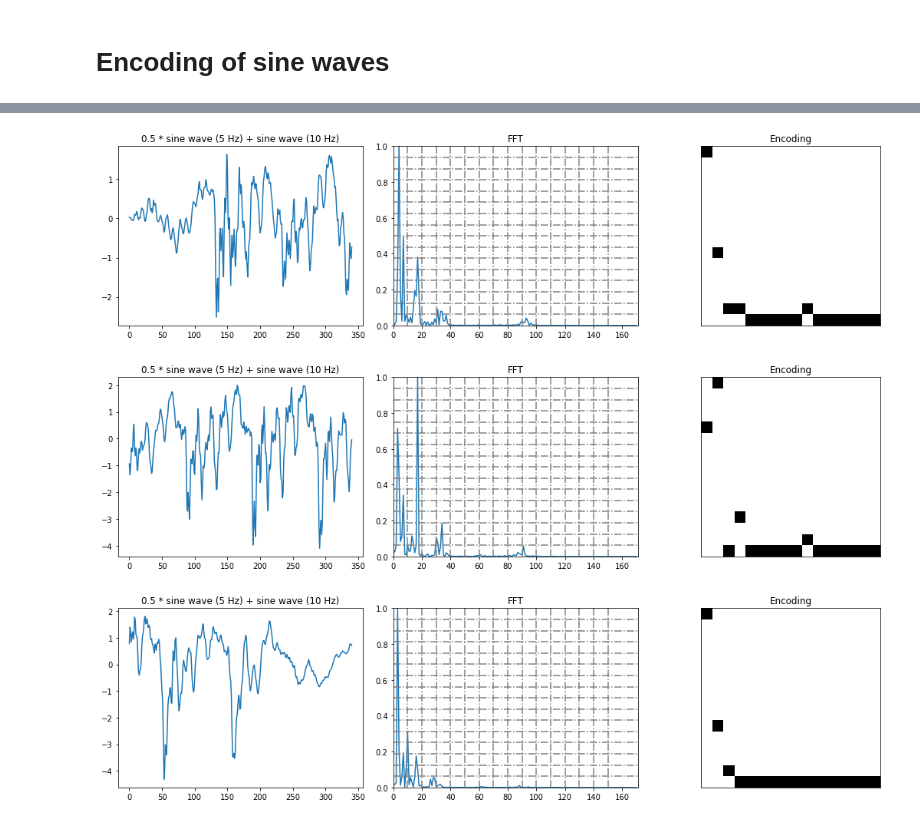
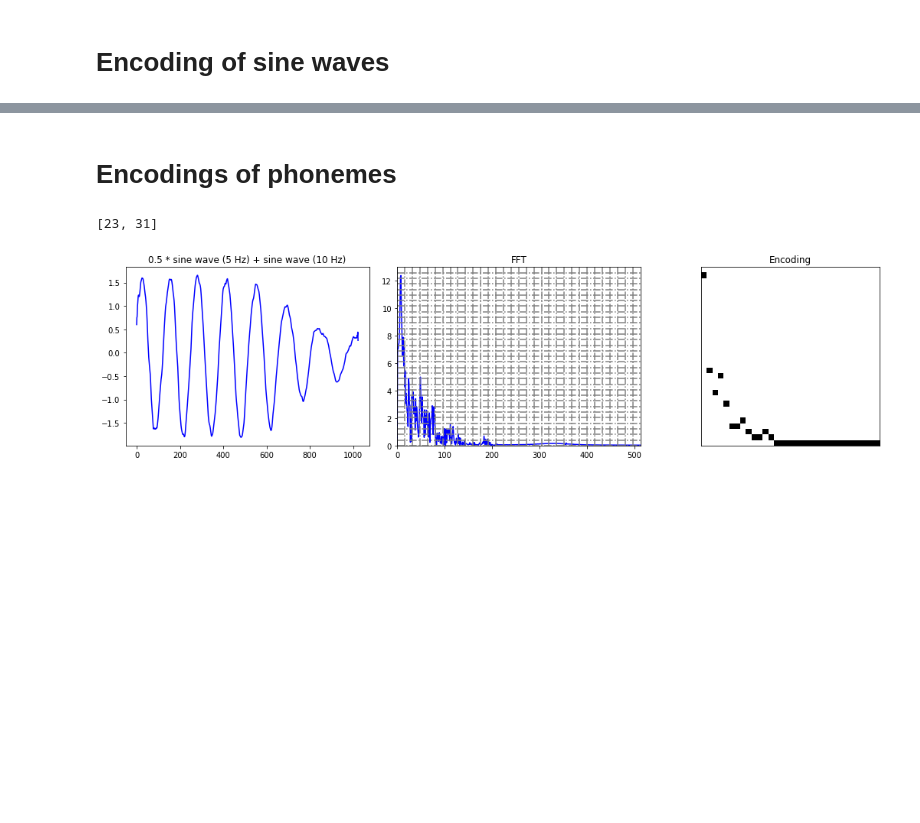
Before and after one commit to marionleborgne/frequency-encoder, a Jupyter notebook: analysis.ipynb, the cells around one changed output, grey strips where cells are left out. Cells and saved outputs as stored; diff of their text form; code cells hidden in the pictures; blank space fills up the shorter version.

```diff
--- a/analysis.ipynb
+++ b/analysis.ipynb
@@ -172,6 +134,17 @@ def plot_encoding(inputData, encoding, title):
     plt.tight_layout()
 # %% [markdown]
 # Encoding of sine waves
+# %%
+from frequency_encoder import FrequencyEncoder, pprint
+
+numFrequencyBins = 8
+freqBinN = 8
+freqBinW = 1
+minval = 0.0
+maxval = 12.0 # 2600
+
+
+sineEncoder = FrequencyEncoder(numFrequencyBins, freqBinN, freqBinW, minval, maxval)
 # %%
 x = np.linspace(0, 100, 100)
 
@@ -179,37 +152,37 @@ x = np.linspace(0, 100, 100)
 title = 'sine wave (5 Hz)'
 f = 5
 inputData = np.sin(x * 2 * np.pi * f)
-encoding = encoder.encode(inputData)
+encoding = sineEncoder.encode(inputData)
 plot_encoding(inputData, encoding, title)
 
 title = 'only zeros'
 inputData = np.zeros(len(x))
-encoding = encoder.encode(inputData)
+encoding = sineEncoder.encode(inputData)
 plot_encoding(inputData, encoding, title)
 
 title = '0.5 * sine wave (5 Hz)'
 f = 5
 inputData = 0.5 * np.sin(x * 2 * np.pi * f)
-encoding = encoder.encode(inputData)
+encoding = sineEncoder.encode(inputData)
 plot_encoding(inputData, encoding, title)
 
 
 title = 'sine wave (10 Hz)'
 f = 10
 inputData = np.sin(x * 2 * np.pi * f)
-encoding = encoder.encode(inputData)
+encoding = sineEncoder.encode(inputData)
 plot_encoding(inputData, encoding, title)
 
 title = 'sine wave (5 Hz) + sine wave (10 Hz)'
 f = 5
 inputData = np.sin(x * 2 * np.pi * f) + np.sin(x * 2 * np.pi * 2 * f)
-encoding = encoder.encode(inputData)
+encoding = sineEncoder.encode(inputData)
 plot_encoding(inputData, encoding, title)
 
 
 title = '0.5 * sine wave (5 Hz) + sine wave (10 Hz)'
 f = 5
 inputData = 0.5 * np.sin(x * 2 * np.pi * f) + np.sin(x * 2 * np.pi * 2 * f)
-encoding = encoder.encode(inputData)
+encoding = sineEncoder.encode(inputData)
 plot_encoding(inputData, encoding, title)
 # %% [output]
@@ -222,12 +195,30 @@ plot_encoding(inputData, encoding, title)
+# %% [markdown]
+# Encodings of phonemes
+# %%
+print good_labels
+# %% [output]
+[23, 31]
+# %%
+from frequency_encoder import FrequencyEncoder, pprint
+
+numFrequencyBins = 32
+freqBinN = 32
+freqBinW = 1
+minval = 0.0
+maxval = 13.0 # 2600
+
+phonemeEncoder = FrequencyEncoder(numFrequencyBins, freqBinN, freqBinW, minval, maxval)
+# %%
+label = good_labels[0]
+ts_idx = 0
+phoneme = df[df.label==label].iloc[ts_idx,1:].values
 # %%
-n_chunks = 3
-chunk_w = len(data)/ n_chunks
+n_chunks = 1
+chunk_w = len(phoneme)/ n_chunks
 
 for i in range(n_chunks):
-    inputData = data[i*chunk_w:(i+1)*chunk_w]
-    encoding = encoder.encode(inputData)
+    inputData = phoneme[i*chunk_w:(i+1)*chunk_w]
+    encoding = phonemeEncoder.encode(inputData)
     plot_encoding(inputData, encoding, title)
 # %% [output]
-[figure, old version]
+[figure, new version]
-[figure, removed]
-[figure, removed]
```
Also changed, not shown: parts of 16 cells of this notebook, 2 other files.
